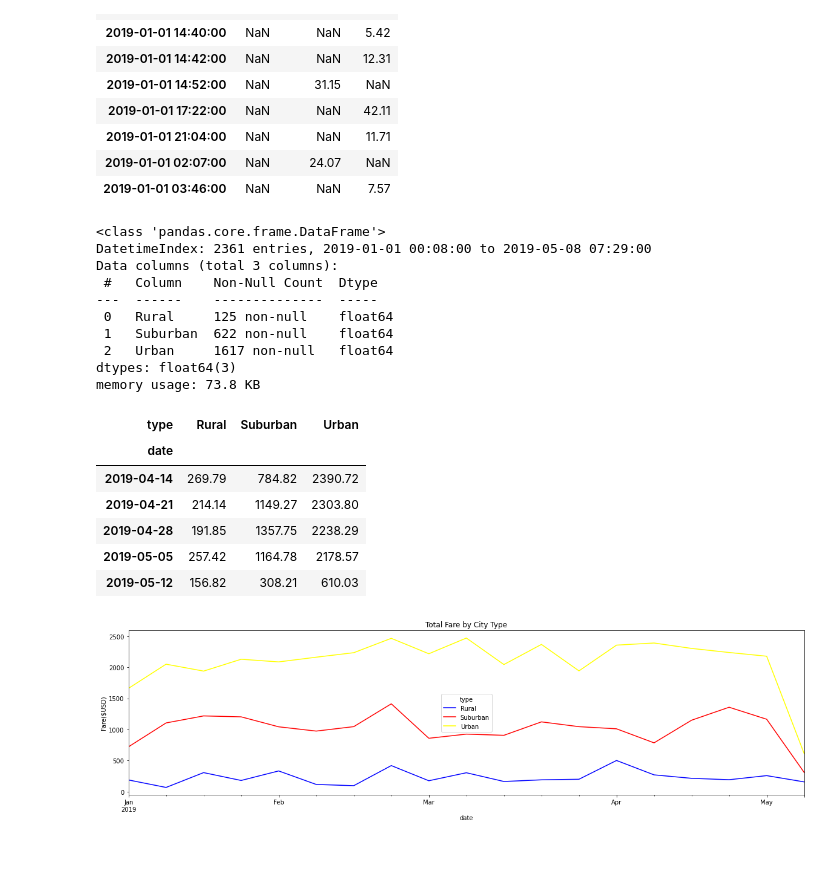
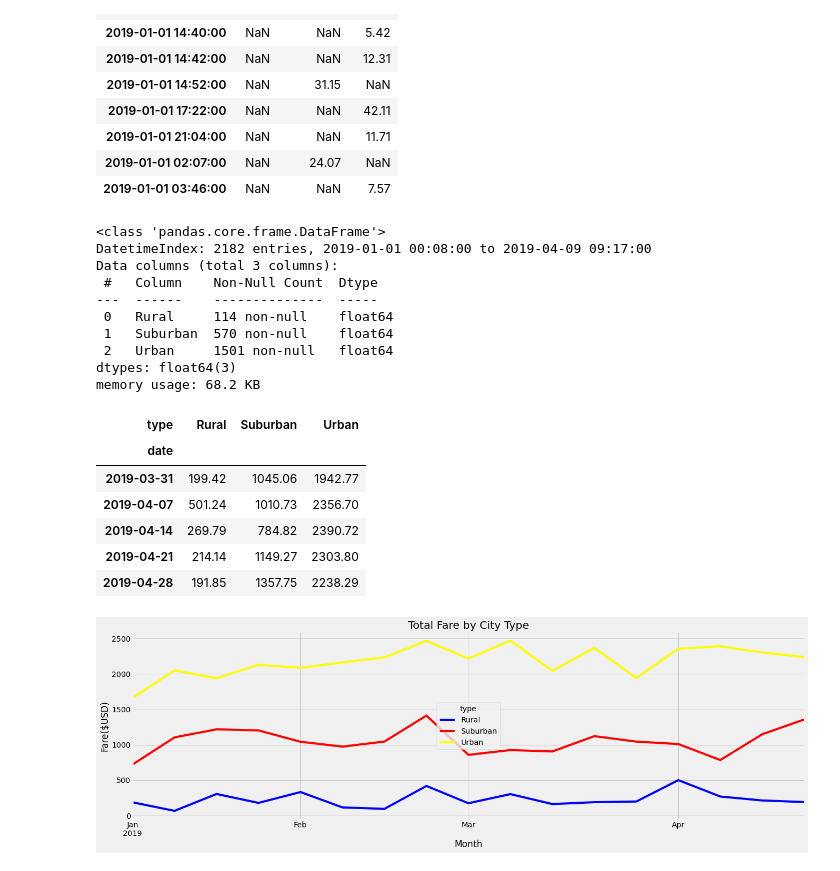
Before and after one commit to onayeri/PyBer_Analysis, a Jupyter notebook: PyBer_Challenge.ipynb, the cells around one changed output. Drawn from its saved outputs; the diff is of its cells as text; code cells hidden in the pictures.

```diff
--- a/PyBer_Challenge.ipynb
+++ b/PyBer_Challenge.ipynb
@@ -271,44 +277,47 @@ citytype_ridefare_pivot.head(10)
 | 2019-01-01 03:46:00 | NaN | NaN | 7.57 |
 # %%
 # 7. Check that the datatype for the index is datetime using df.info()
-citytype_ridefare_pivot.index = pd.to_datetime(citytype_ridefare_pivot.index)
+#citytype_ridefare_pivot.index = pd.to_datetime(citytype_ridefare_pivot.index)
 
-citytype_ridefare_pivot.info()
+citytype_ridefare_pivot_dates.info()
 # %% [output]
 <class 'pandas.core.frame.DataFrame'>
-DatetimeIndex: 2361 entries, 2019-01-01 00:08:00 to 2019-05-08 07:29:00
+DatetimeIndex: 2182 entries, 2019-01-01 00:08:00 to 2019-04-09 09:17:00
 Data columns (total 3 columns):
  #   Column    Non-Null Count  Dtype
 ---  ------    --------------  -----
- 0   Rural     125 non-null    float64
- 1   Suburban  622 non-null    float64
- 2   Urban     1617 non-null   float64
+ 0   Rural     114 non-null    float64
+ 1   Suburban  570 non-null    float64
+ 2   Urban     1501 non-null   float64
 dtypes: float64(3)
-memory usage: 73.8 KB
+memory usage: 68.2 KB
 # %%
 # 8. Create a new DataFrame using the "resample()" function by week 'W' and get the sum of the fares for each week.
-weekly_fares_df = citytype_ridefare_pivot.resample("W").sum()
+weekly_fares_df = citytype_ridefare_pivot_dates.resample("W").sum()
 weekly_fares_df.tail()
 # %% [output]
 | type | Rural | Suburban | Urban |
 | date |  |  |  |
+| 2019-03-31 | 199.42 | 1045.06 | 1942.77 |
+| 2019-04-07 | 501.24 | 1010.73 | 2356.70 |
 | 2019-04-14 | 269.79 | 784.82 | 2390.72 |
 | 2019-04-21 | 214.14 | 1149.27 | 2303.80 |
 | 2019-04-28 | 191.85 | 1357.75 | 2238.29 |
-| 2019-05-05 | 257.42 | 1164.78 | 2178.57 |
-| 2019-05-12 | 156.82 | 308.21 | 610.03 |
 # %%
 # 8. Using the object-oriented interface method, plot the resample DataFrame using the df.plot() function.
 
-weekly_fares = weekly_fares_df.plot(figsize = (20,5), color = ["blue", "red", "yellow"])
+weekly_fares = weekly_fares_df.plot(figsize = (20,6), color = ["blue", "red", "yellow"])
 weekly_fares.set_title("Total Fare by City Type")
 weekly_fares.set_ylabel("Fare($USD)")
-#weekly_fares.set_xlabel(citytype_ridefare_pivot_dates)
 
-# Import the style from Matplotlib.
+weekly_fares.set_xlabel("Month")
+
+#Import the style from Matplotlib.
 from matplotlib import style
-# Use the graph style fivethirtyeight.
+#Use the graph style fivethirtyeight.
 style.use('fivethirtyeight')
 plt.savefig("Total_Fare_by_City_Type.png", bbox_inches = "tight")
+
+plt.show()
 # %% [output]
-[figure, old version]
+[figure, new version]
```
Also changed, not shown: parts of 2 cells of this notebook, 1 other file.
